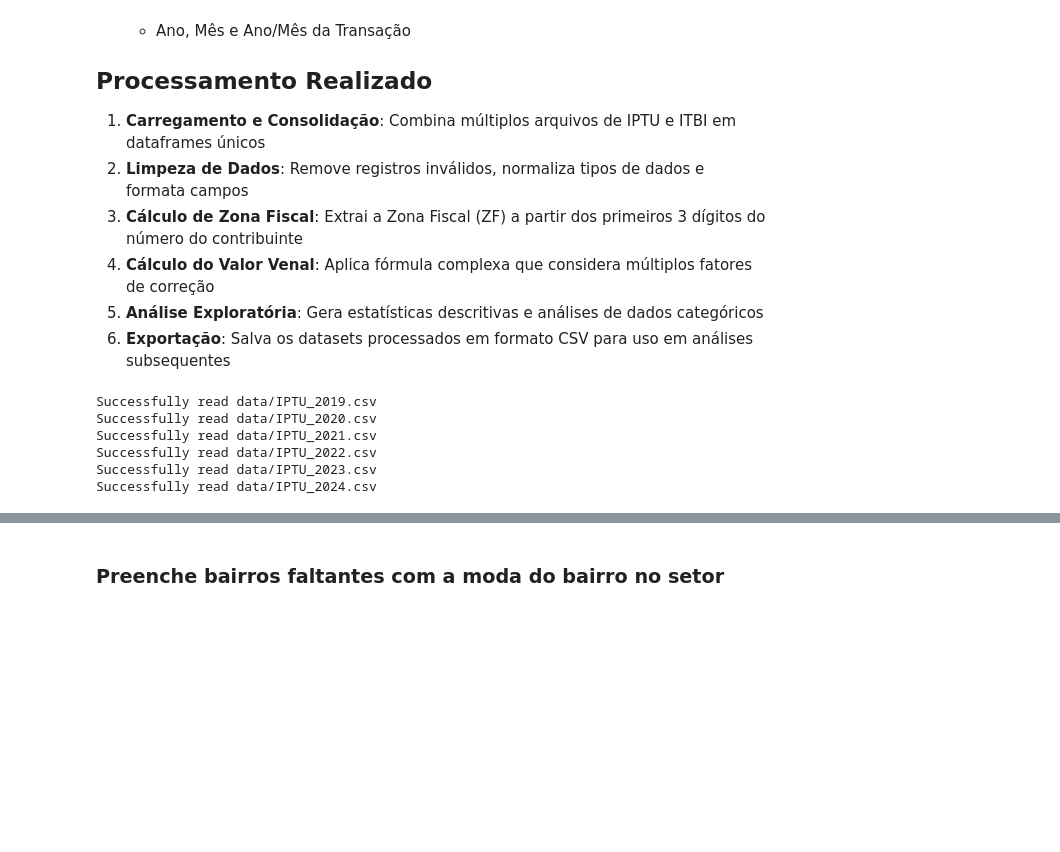
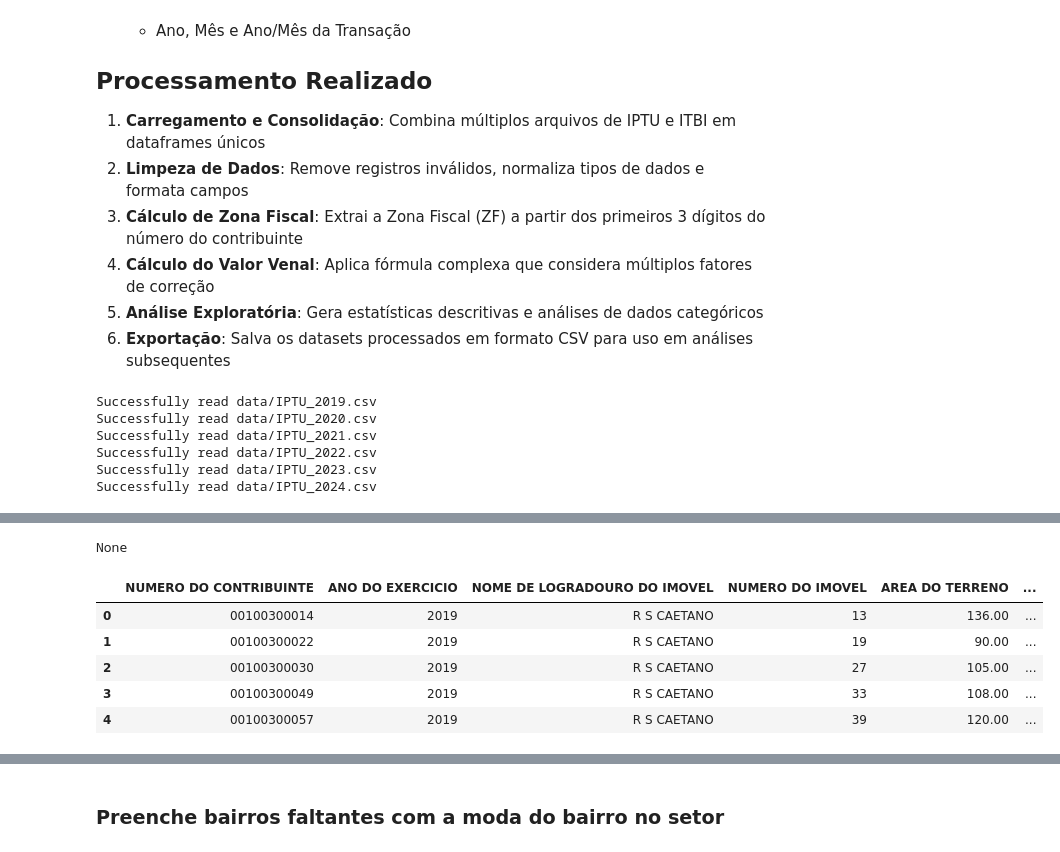
Before and after one commit to cazevedo1977/academico, a Jupyter notebook: papers/real_estate_saopaulo/1. Data praparation.ipynb, the cells around one changed output, grey strips where cells are left out. Drawn from its saved outputs; the diff is of its cells as text; code cells hidden in the pictures; blank space fills up the shorter version.

```diff
--- a/papers/real_estate_saopaulo/1. Data praparation.ipynb
+++ b/papers/real_estate_saopaulo/1. Data praparation.ipynb
@@ -181,3 +179,40 @@ Data columns (total 18 columns):
 dtypes: float64(4), int64(2), object(12)
 memory usage: 2.9+ GB
 None
+# %%
+data_types = {
+    "NUMERO DO CONTRIBUINTE": "string",
+    "ANO DO EXERCICIO": "string",
+    "NOME DE LOGRADOURO DO IMOVEL": "string",
+    "NUMERO DO IMOVEL": "Int64",
+    "AREA DO TERRENO": "float64",
+    "VALOR DO M2 DO TERRENO": "Int64",
+    "VALOR DO M2 DE CONSTRUCAO": "Int64",
+    "TIPO DE USO DO IMOVEL": "string",
+    "TIPO DE PADRAO DA CONSTRUCAO": "string",
+    "BAIRRO DO IMOVEL": "string",
+    "CEP DO IMOVEL": "string",
+    "TESTADA PARA CALCULO": "float64",
+    "FRACAO IDEAL": "float64",
+    "FATOR DE OBSOLESCENCIA": "float64",
+    "QUANTIDADE DE ESQUINAS FRENTES": "Int64",
+    "TIPO DE TERRENO": "string",
+}
+
+for col, dtype in data_types.items():
+    # Handle potential errors during conversion
+    try:
+        if dtype == 'string':
+            df_combined[col] = df_combined[col].astype(str)
+        elif dtype == 'Int64':
+            df_combined[col] = pd.to_numeric(df_combined[col], errors='coerce').astype('Int64')
+        else:
+            df_combined[col] = df_combined[col].astype(dtype)
+        print(f"Successfully converted {col} to {dtype}")
+    except Exception as e:
+        print(f"Error converting {col} to {dtype}: {e}")
+
+df_combined['NUMERO DO CONTRIBUINTE'] = df_combined['NUMERO DO CONTRIBUINTE'].str.replace(r'[^A-Za-z0-9 ]', '', regex=True)
+display(df_combined.info())
+display(df_combined.head())
+# %% [output]
@@ -184,3 +236,10 @@ None
+None
+|  | NUMERO DO CONTRIBUINTE | ANO DO EXERCICIO | NOME DE LOGRADOURO DO IMOVEL | NUMERO DO IMOVEL | AREA DO TERRENO | ... |
+| 0 | 00100300014 | 2019 | R S CAETANO | 13 | 136.00 | ... |
+| 1 | 00100300022 | 2019 | R S CAETANO | 19 | 90.00 | ... |
+| 2 | 00100300030 | 2019 | R S CAETANO | 27 | 105.00 | ... |
+| 3 | 00100300049 | 2019 | R S CAETANO | 33 | 108.00 | ... |
+| 4 | 00100300057 | 2019 | R S CAETANO | 39 | 120.00 | ... |
 # %%
 df_combined.head(5)
 # %% [output]
```
Also changed, not shown: parts of 6 cells of this notebook.
